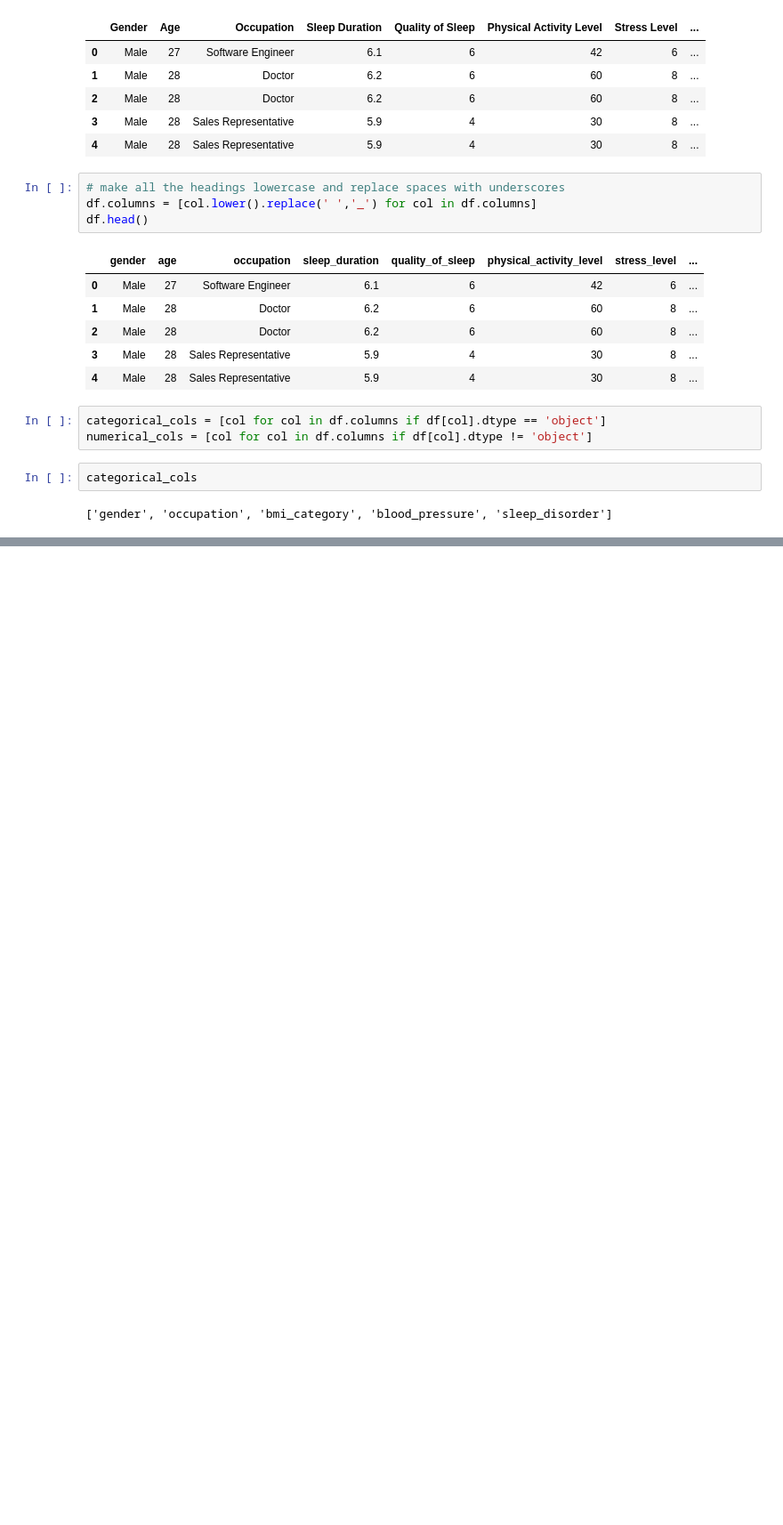
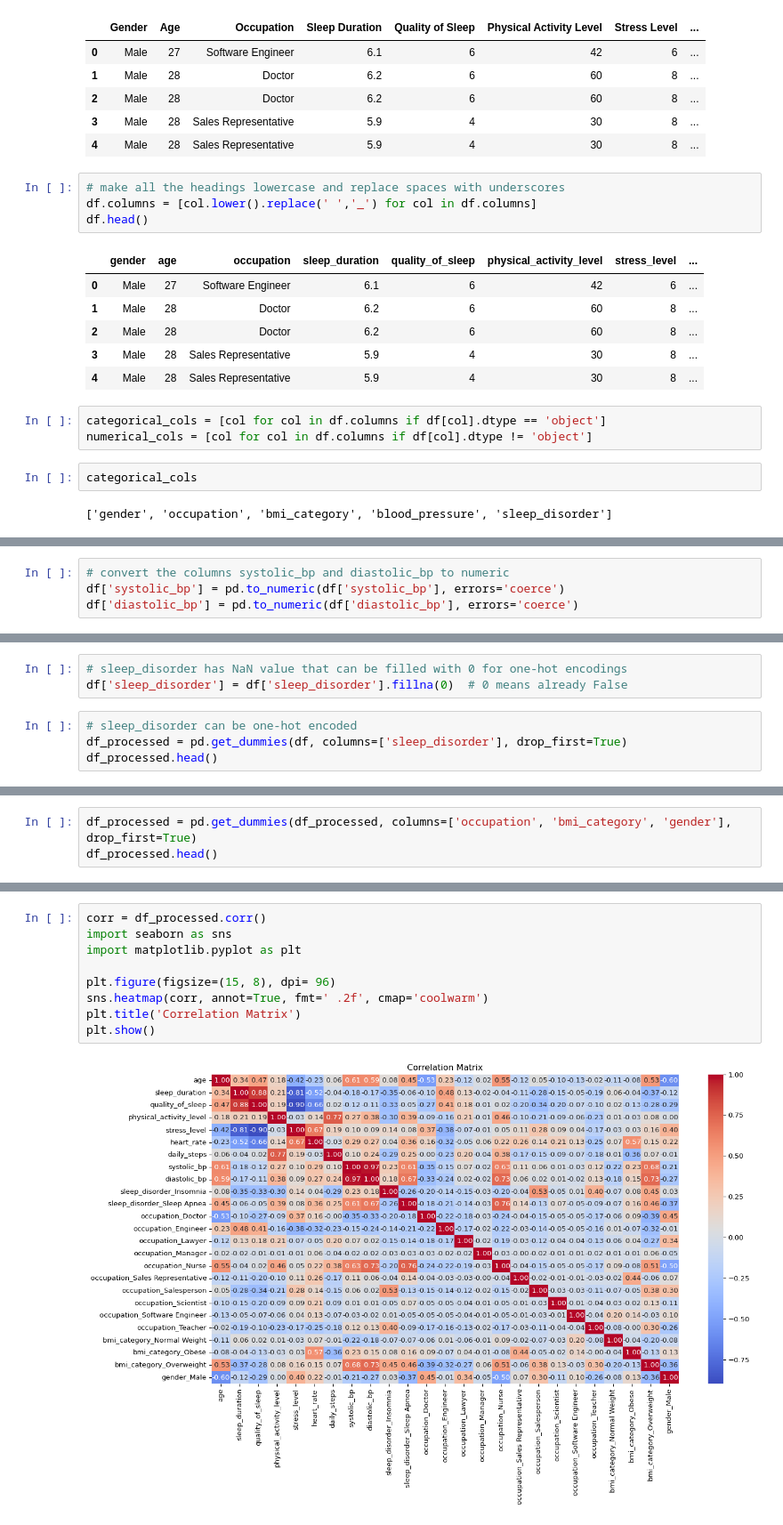
Before and after one commit to yasath-04/UOM-AI-session_Term1, a Jupyter notebook: session-3/sleeplife.ipynb, the cells around one changed output, grey strips where cells are left out. Shown at 89% size. Drawn from its saved outputs; the diff is of its cells as text; blank space fills up the shorter version.

```diff
--- a/session-3/sleeplife.ipynb
+++ b/session-3/sleeplife.ipynb
@@ -79,0 +148,4 @@ categorical_cols
+# %%
+# convert the columns systolic_bp and diastolic_bp to numeric
+df['systolic_bp'] = pd.to_numeric(df['systolic_bp'], errors='coerce')
+df['diastolic_bp'] = pd.to_numeric(df['diastolic_bp'], errors='coerce')
@@ -79,0 +175,7 @@ categorical_cols
+# %%
+# sleep_disorder has NaN value that can be filled with 0 for one-hot encodings
+df['sleep_disorder'] = df['sleep_disorder'].fillna(0)  # 0 means already False
+# %%
+# sleep_disorder can be one-hot encoded
+df_processed = pd.get_dummies(df, columns=['sleep_disorder'], drop_first=True)
+df_processed.head()
@@ -79,0 +189,3 @@ categorical_cols
+# %%
+df_processed = pd.get_dummies(df_processed, columns=['occupation', 'bmi_category', 'gender'], drop_first=True)
+df_processed.head()
@@ -79,0 +233,11 @@ categorical_cols
+# %%
+corr = df_processed.corr()
+import seaborn as sns
+import matplotlib.pyplot as plt
+
+plt.figure(figsize=(15, 8), dpi= 96)
+sns.heatmap(corr, annot=True, fmt=' .2f', cmap='coolwarm')
+plt.title('Correlation Matrix')
+plt.show()
+# %% [output]
+[figure, added]
```
Also changed, not shown: parts of 12 cells of this notebook, 1 other file.
